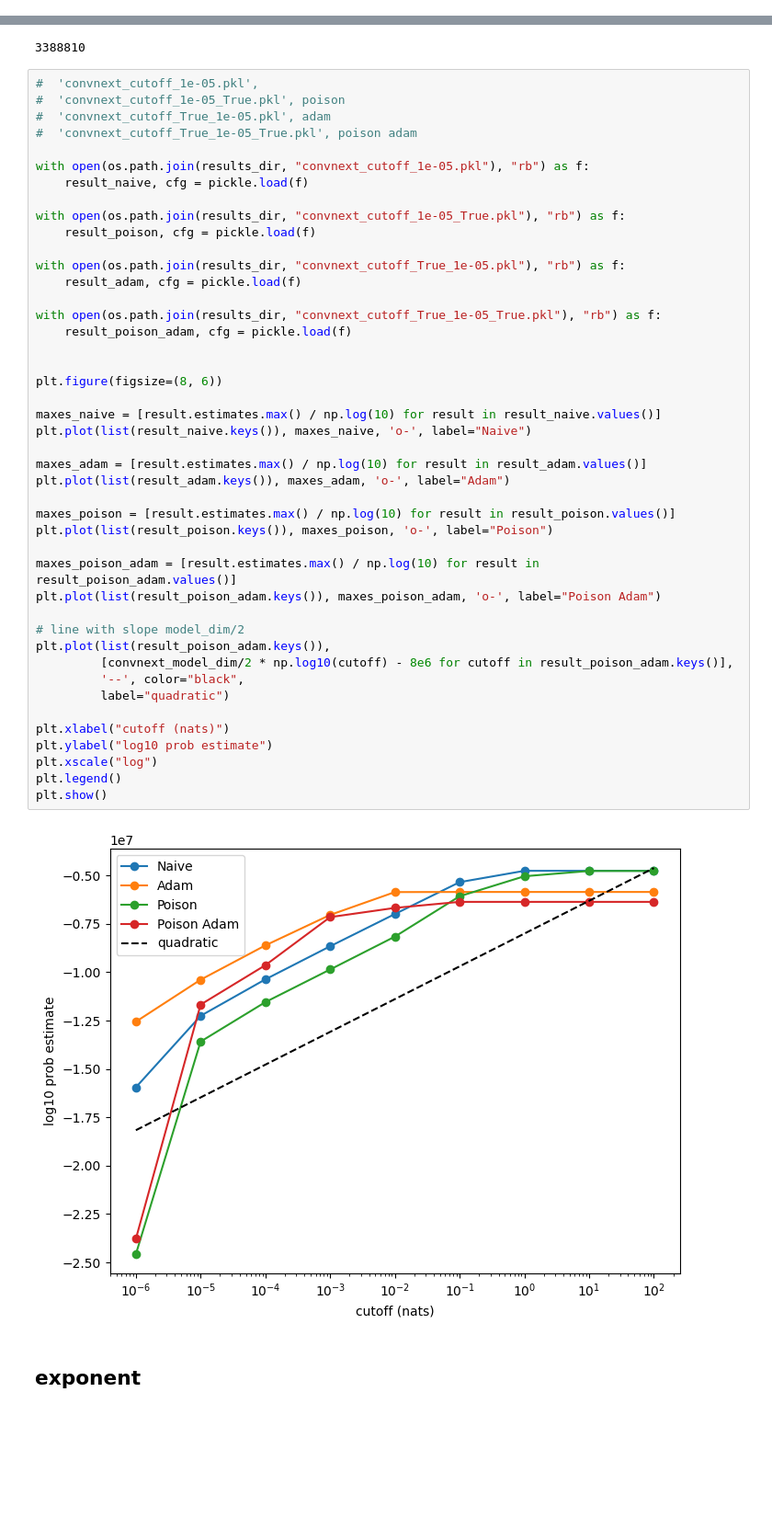
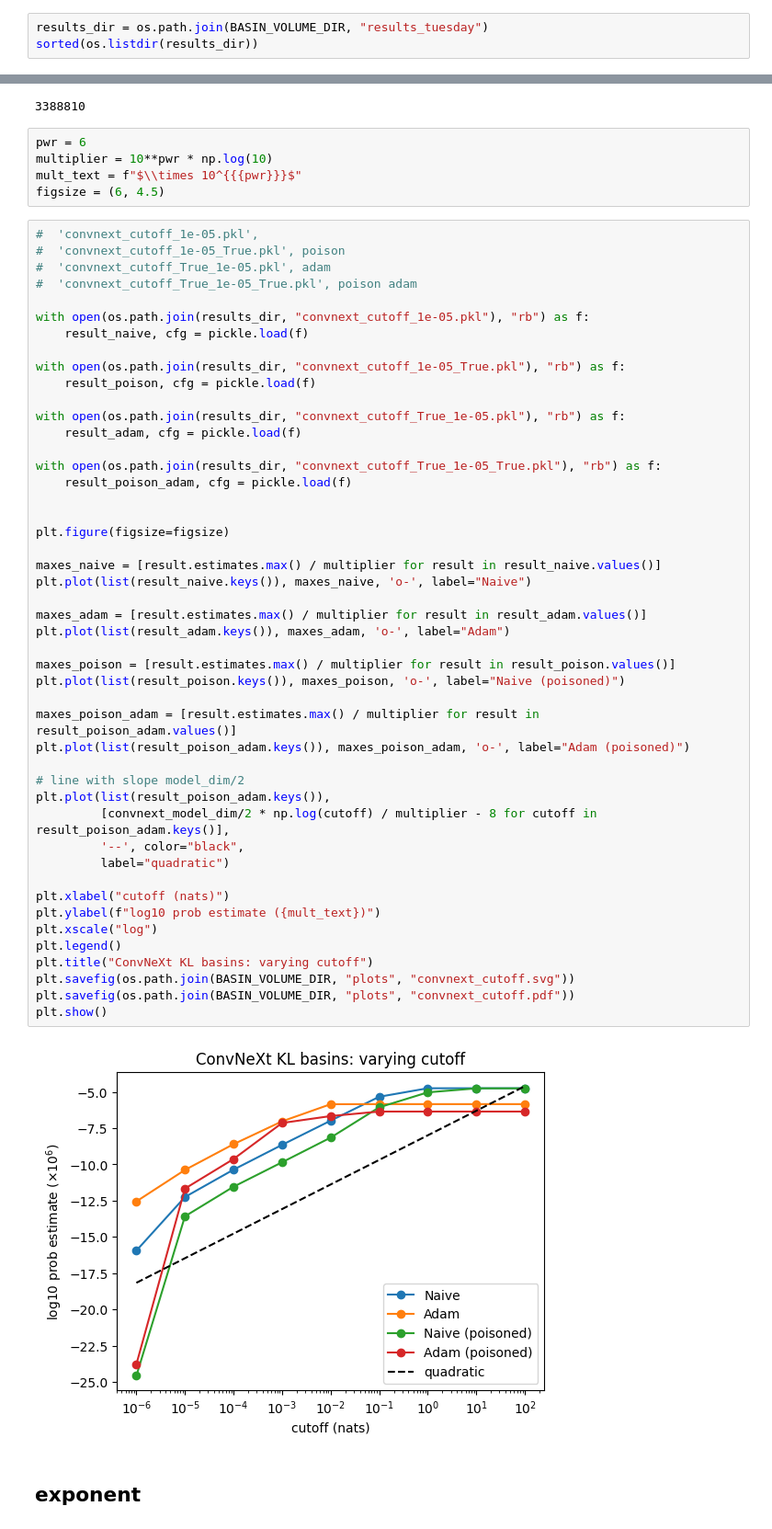
Before and after one commit to EleutherAI/basin-volume, a Jupyter notebook: notebooks/plots.ipynb, the cells around one changed output, grey strips where cells are left out. Shown at 92% size. Saved outputs shown, nothing was run; the diff lists cells and outputs as text; blank space fills up the shorter version.

```diff
--- a/notebooks/plots.ipynb
+++ b/notebooks/plots.ipynb
@@ -328,2 +398,5 @@ plt.show()
 # %% [markdown]
 ## cutoff
+# %%
+results_dir = os.path.join(BASIN_VOLUME_DIR, "results_tuesday")
+sorted(os.listdir(results_dir))
@@ -371,6 +470,11 @@ convnext_model_dim = torch.nn.utils.parameters_to_vector(convnext_model.paramete
 print(convnext_model_dim)
 # %% [output]
 3388810
+# %%
+pwr = 6
+multiplier = 10**pwr * np.log(10)
+mult_text = f"$\\times 10^{{{pwr}}}$"
+figsize = (6, 4.5)
 # %%
 #  'convnext_cutoff_1e-05.pkl',
 #  'convnext_cutoff_1e-05_True.pkl', poison
@@ -380,42 +484,45 @@ print(convnext_model_dim)
 with open(os.path.join(results_dir, "convnext_cutoff_1e-05.pkl"), "rb") as f:
     result_naive, cfg = pickle.load(f)
 
 with open(os.path.join(results_dir, "convnext_cutoff_1e-05_True.pkl"), "rb") as f:
     result_poison, cfg = pickle.load(f)
 
 with open(os.path.join(results_dir, "convnext_cutoff_True_1e-05.pkl"), "rb") as f:
     result_adam, cfg = pickle.load(f)
 
 with open(os.path.join(results_dir, "convnext_cutoff_True_1e-05_True.pkl"), "rb") as f:
     result_poison_adam, cfg = pickle.load(f)
 
 
-plt.figure(figsize=(8, 6))
+plt.figure(figsize=figsize)
 
-maxes_naive = [result.estimates.max() / np.log(10) for result in result_naive.values()]
+maxes_naive = [result.estimates.max() / multiplier for result in result_naive.values()]
 plt.plot(list(result_naive.keys()), maxes_naive, 'o-', label="Naive")
 
-maxes_adam = [result.estimates.max() / np.log(10) for result in result_adam.values()]
+maxes_adam = [result.estimates.max() / multiplier for result in result_adam.values()]
 plt.plot(list(result_adam.keys()), maxes_adam, 'o-', label="Adam")
 
-maxes_poison = [result.estimates.max() / np.log(10) for result in result_poison.values()]
-plt.plot(list(result_poison.keys()), maxes_poison, 'o-', label="Poison")
+maxes_poison = [result.estimates.max() / multiplier for result in result_poison.values()]
+plt.plot(list(result_poison.keys()), maxes_poison, 'o-', label="Naive (poisoned)")
 
-maxes_poison_adam = [result.estimates.max() / np.log(10) for result in result_poison_adam.values()]
-plt.plot(list(result_poison_adam.keys()), maxes_poison_adam, 'o-', label="Poison Adam")
+maxes_poison_adam = [result.estimates.max() / multiplier for result in result_poison_adam.values()]
+plt.plot(list(result_poison_adam.keys()), maxes_poison_adam, 'o-', label="Adam (poisoned)")
 
 # line with slope model_dim/2
 plt.plot(list(result_poison_adam.keys()),
-         [convnext_model_dim/2 * np.log10(cutoff) - 8e6 for cutoff in result_poison_adam.keys()],
+         [convnext_model_dim/2 * np.log(cutoff) / multiplier - 8 for cutoff in result_poison_adam.keys()],
          '--', color="black",
          label="quadratic")
 
 plt.xlabel("cutoff (nats)")
-plt.ylabel("log10 prob estimate")
+plt.ylabel(f"log10 prob estimate ({mult_text})")
 plt.xscale("log")
 plt.legend()
+plt.title("ConvNeXt KL basins: varying cutoff")
+plt.savefig(os.path.join(BASIN_VOLUME_DIR, "plots", "convnext_cutoff.svg"))
+plt.savefig(os.path.join(BASIN_VOLUME_DIR, "plots", "convnext_cutoff.pdf"))
 plt.show()
 # %% [output]
-[figure, old version]
+[figure, new version]
 # %% [markdown]
 ## exponent
```
Also changed, not shown: parts of 22 cells of this notebook, 25 other files.
